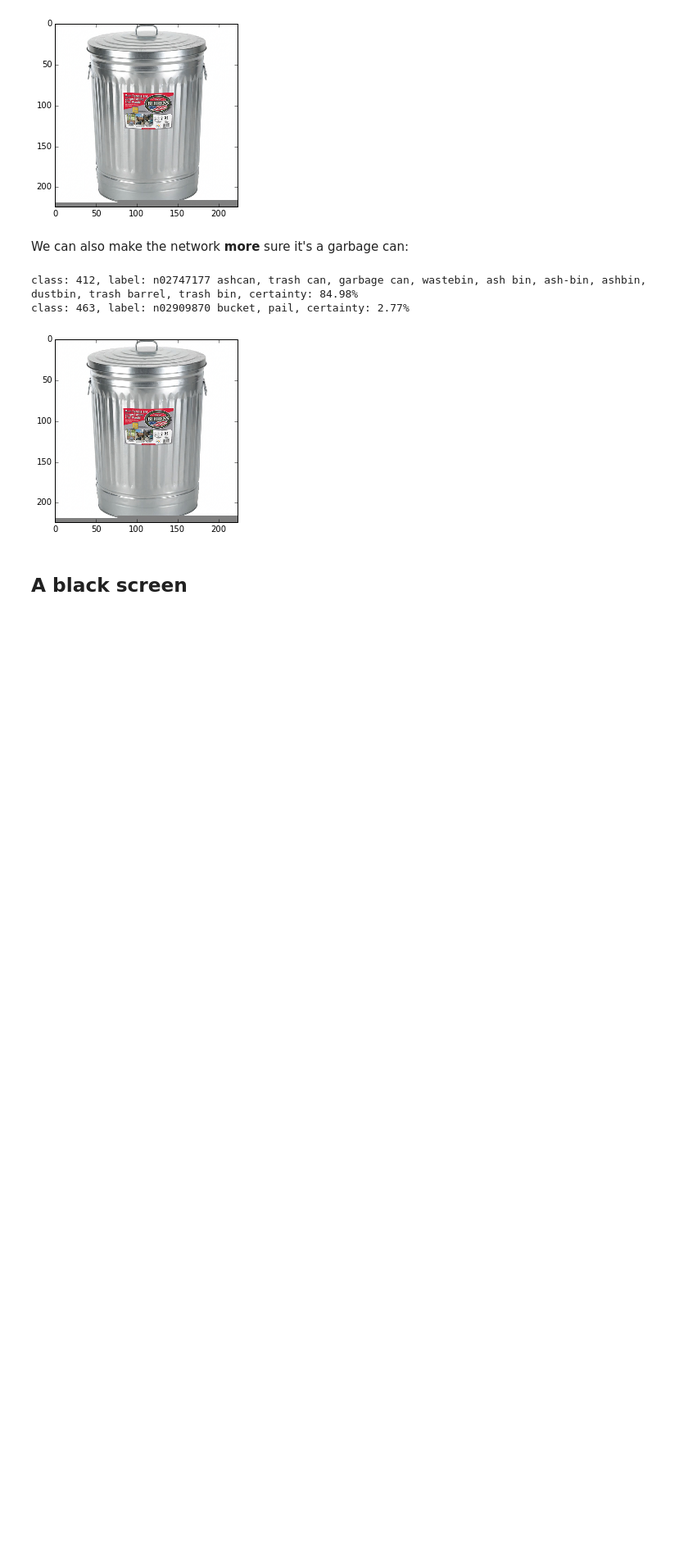
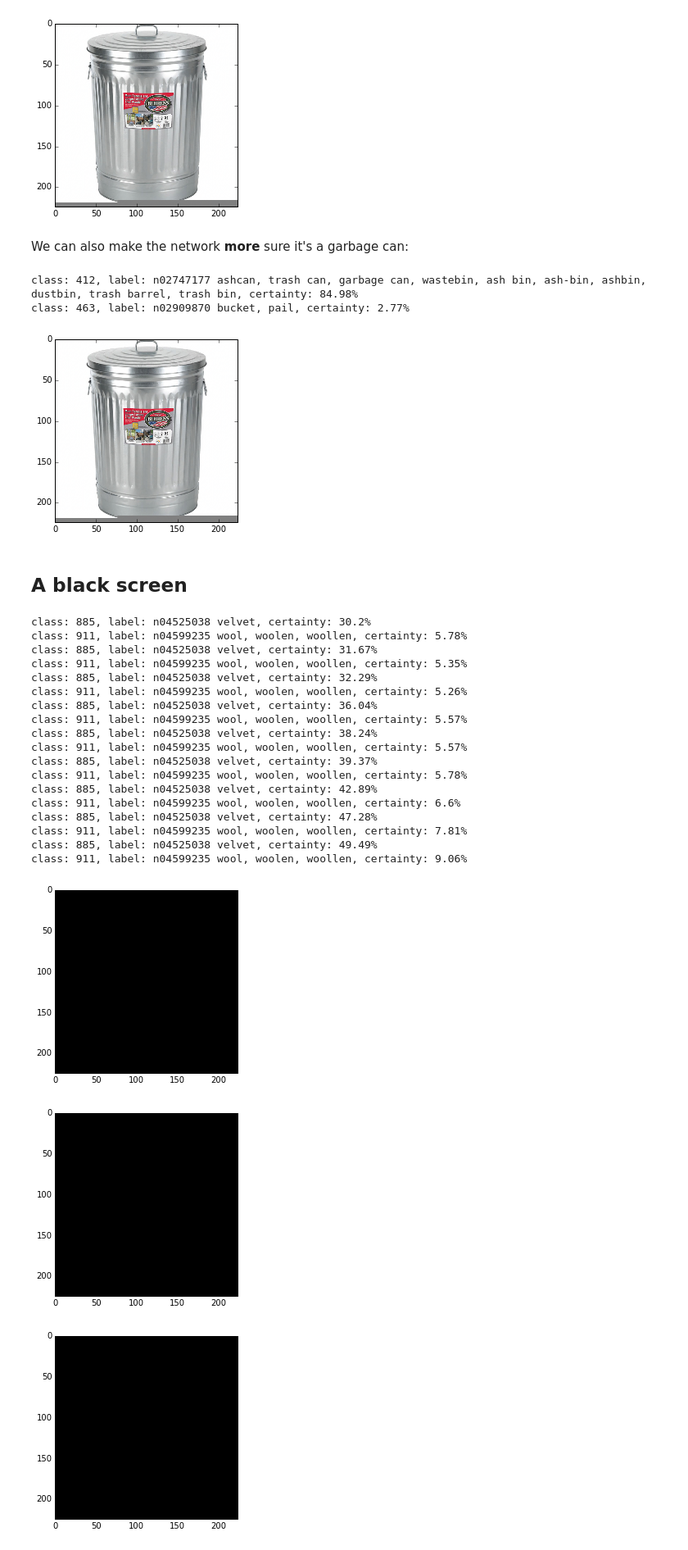
Before and after one commit to jvns/neural-nets-are-weird, a Jupyter notebook: notebooks/neural-nets-are-weird.ipynb, the cells around one changed output. Shown at 82% size. Saved outputs shown, nothing was run; the diff lists cells and outputs as text; code cells hidden in the pictures; blank space fills up the shorter version.

```diff
--- a/notebooks/neural-nets-are-weird.ipynb
+++ b/notebooks/neural-nets-are-weird.ipynb
@@ -350,9 +331,30 @@ class: 463, label: n02909870 bucket, pail, certainty: 2.77%
 # %%
 net = load_model()
 black = np.zeros_like(grad) * 255
-for _ in range(10):
+for _ in range(9):
     delta = delta_to_trick_network(black)
     plt.figure()
-    black = black + 0.1 * sign
+    black = black - 0.1 * sign
     predict(black, display_output=True, n_preds=2)
-    print "\n"
+# %% [output]
+class: 885, label: n04525038 velvet, certainty: 30.2%
+class: 911, label: n04599235 wool, woolen, woollen, certainty: 5.78%
+class: 885, label: n04525038 velvet, certainty: 31.67%
+class: 911, label: n04599235 wool, woolen, woollen, certainty: 5.35%
+class: 885, label: n04525038 velvet, certainty: 32.29%
+class: 911, label: n04599235 wool, woolen, woollen, certainty: 5.26%
+class: 885, label: n04525038 velvet, certainty: 36.04%
+class: 911, label: n04599235 wool, woolen, woollen, certainty: 5.57%
+class: 885, label: n04525038 velvet, certainty: 38.24%
+class: 911, label: n04599235 wool, woolen, woollen, certainty: 5.57%
+class: 885, label: n04525038 velvet, certainty: 39.37%
+class: 911, label: n04599235 wool, woolen, woollen, certainty: 5.78%
+class: 885, label: n04525038 velvet, certainty: 42.89%
+class: 911, label: n04599235 wool, woolen, woollen, certainty: 6.6%
+class: 885, label: n04525038 velvet, certainty: 47.28%
+class: 911, label: n04599235 wool, woolen, woollen, certainty: 7.81%
+class: 885, label: n04525038 velvet, certainty: 49.49%
+class: 911, label: n04599235 wool, woolen, woollen, certainty: 9.06%
+[figure, added]
+[figure, added]
+[figure, added]
```
Also changed, not shown: parts of 2 cells of this notebook.
